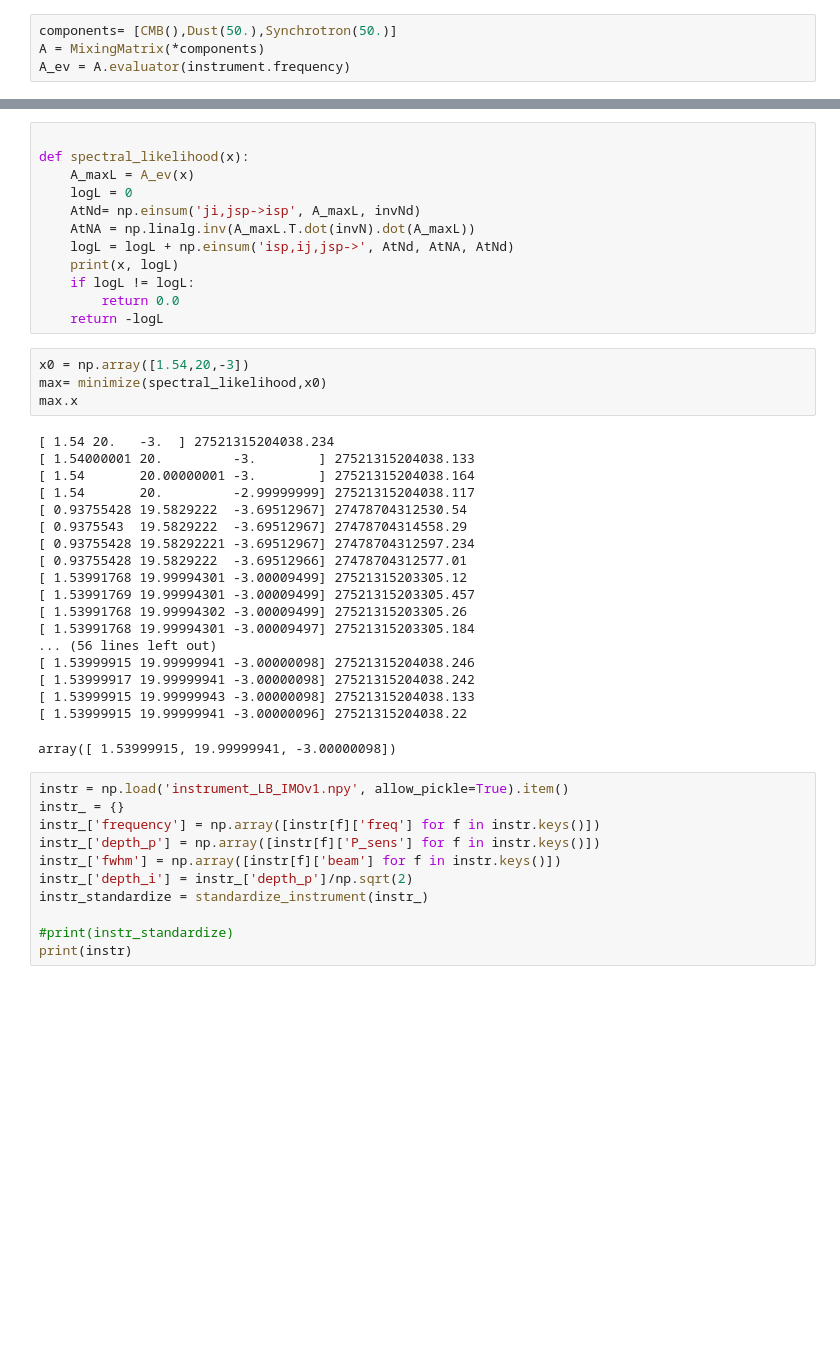
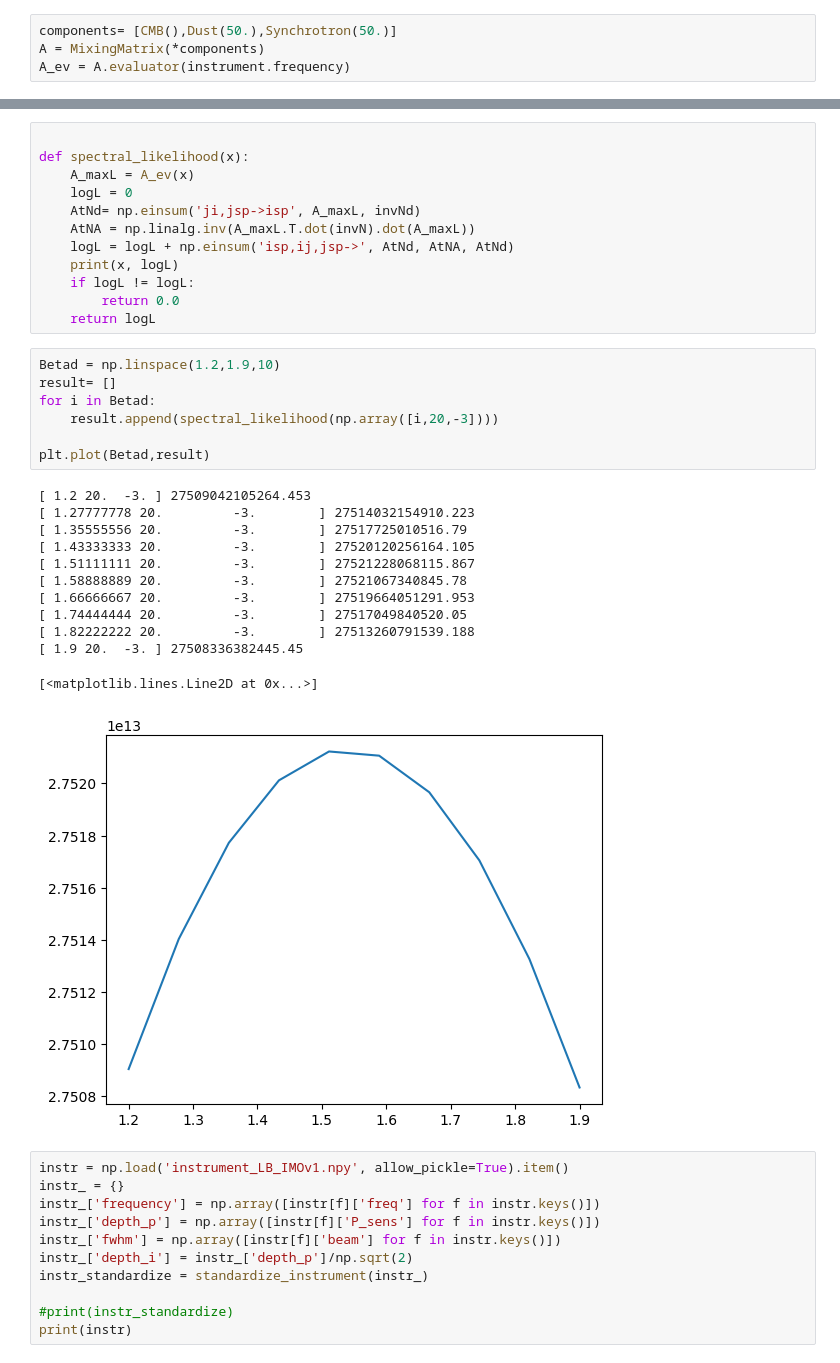
Before and after one commit to AlicePirotta/APC, a Jupyter notebook: Likelihood.ipynb, the cells around one changed output, grey strips where cells are left out. Drawn from its saved outputs; the diff is of its cells as text; blank space fills up the shorter version.

```diff
--- a/Likelihood.ipynb
+++ b/Likelihood.ipynb
@@ -83,30 +109,27 @@ def spectral_likelihood(x):
     print(x, logL)
     if logL != logL:
         return 0.0
-    return -logL
+    return logL
-# %%
-x0 = np.array([1.54,20,-3])
-max= minimize(spectral_likelihood,x0)
-max.x
-# %% [output]
-[ 1.54 20.   -3.  ] 27521315204038.234
-[ 1.54000001 20.         -3.        ] 27521315204038.133
-[ 1.54       20.00000001 -3.        ] 27521315204038.164
-[ 1.54       20.         -2.99999999] 27521315204038.117
-[ 0.93755428 19.5829222  -3.69512967] 27478704312530.54
-[ 0.9375543  19.5829222  -3.69512967] 27478704314558.29
-[ 0.93755428 19.58292221 -3.69512967] 27478704312597.234
-[ 0.93755428 19.5829222  -3.69512966] 27478704312577.01
-[ 1.53991768 19.99994301 -3.00009499] 27521315203305.12
-[ 1.53991769 19.99994301 -3.00009499] 27521315203305.457
-[ 1.53991768 19.99994302 -3.00009499] 27521315203305.26
-[ 1.53991768 19.99994301 -3.00009497] 27521315203305.184
-... (56 lines left out)
-[ 1.53999915 19.99999941 -3.00000098] 27521315204038.246
-[ 1.53999917 19.99999941 -3.00000098] 27521315204038.242
-[ 1.53999915 19.99999943 -3.00000098] 27521315204038.133
-[ 1.53999915 19.99999941 -3.00000096] 27521315204038.22
-array([ 1.53999915, 19.99999941, -3.00000098])
+# %%
+Betad = np.linspace(1.2,1.9,10)
+result= []
+for i in Betad:
+    result.append(spectral_likelihood(np.array([i,20,-3])))
+
+plt.plot(Betad,result)
+# %% [output]
+[ 1.2 20.  -3. ] 27509042105264.453
+[ 1.27777778 20.         -3.        ] 27514032154910.223
+[ 1.35555556 20.         -3.        ] 27517725010516.79
+[ 1.43333333 20.         -3.        ] 27520120256164.105
+[ 1.51111111 20.         -3.        ] 27521228068115.867
+[ 1.58888889 20.         -3.        ] 27521067340845.78
+[ 1.66666667 20.         -3.        ] 27519664051291.953
+[ 1.74444444 20.         -3.        ] 27517049840520.05
+[ 1.82222222 20.         -3.        ] 27513260791539.188
+[ 1.9 20.  -3. ] 27508336382445.45
+[<matplotlib.lines.Line2D at 0x...>]
+[figure, added]
 # %%
 instr = np.load('instrument_LB_IMOv1.npy', allow_pickle=True).item()
 instr_ = {}
```
Also changed, not shown: parts of 4 cells of this notebook.
